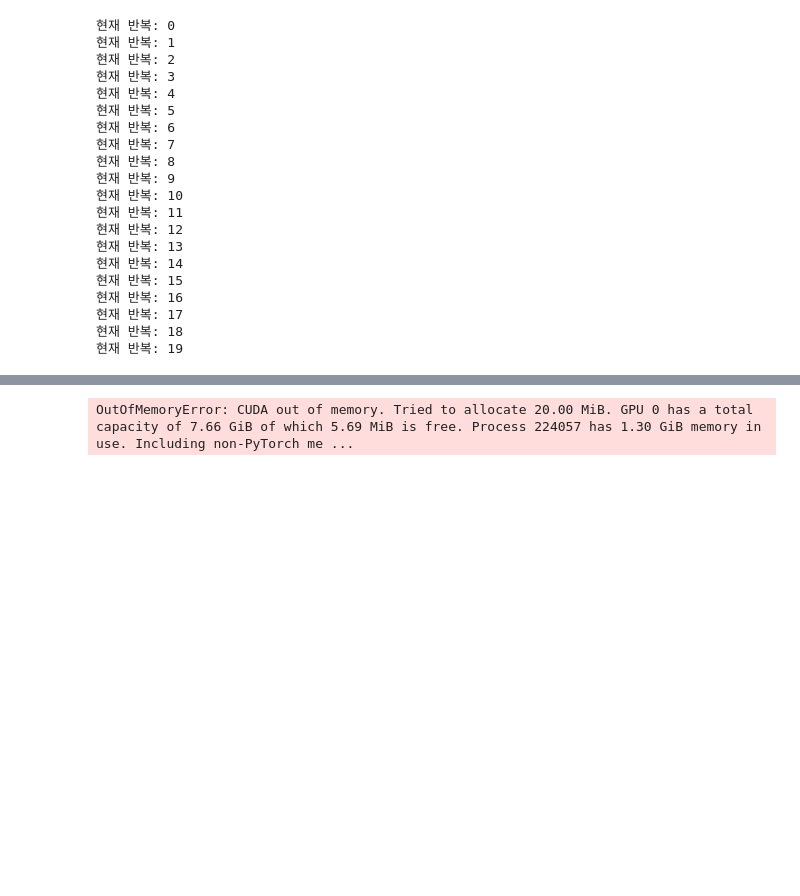
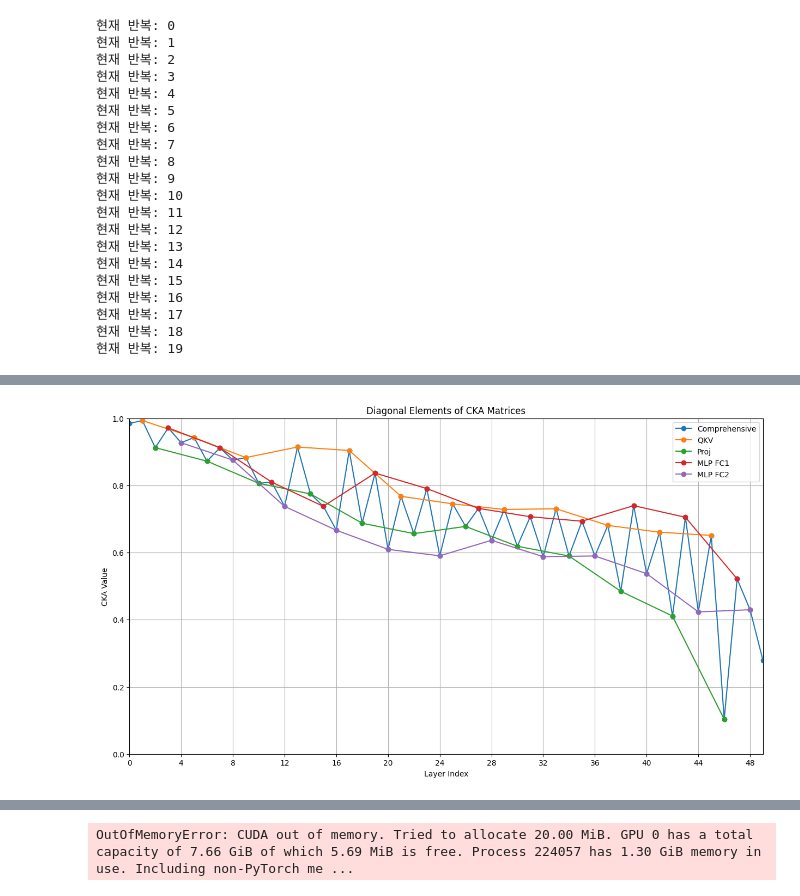
Before and after one commit to LeSN-Lab/diff-ViT, a Jupyter notebook: modeldiff_test.ipynb, the cells around one changed output, grey strips where cells are left out. Cells and saved outputs as stored; diff of their text form; code cells hidden in the pictures; blank space fills up the shorter version.

Commit message:
layer type wise map printing

```diff
--- a/modeldiff_test.ipynb
+++ b/modeldiff_test.ipynb
@@ -1154,0 +1255,72 @@ Diagonal values: [1.         1.0000002  0.99999994 1.0000001  1.0000001  0.99999
+# %%
+import pickle
+import matplotlib.pyplot as plt
+import numpy as np
+
+def load_diagonal(pickle_file):
+    with open(f'{pickle_file}.pkl', 'rb') as f:
+        heatmap = pickle.load(f)
+    return np.diag(heatmap)
+
+def plot_all_diagonals(pickle_files, labels):
+    plt.figure(figsize=(15, 8))
+
+    qkv_activations = [i * 4 + 1 for i in range(12)]
+    proj_activations = [i * 4 + 2 for i in range(12)]
+    mlp_fc1_activations = [i * 4 + 3 for i in range(12)]
+    mlp_fc2_activations = [i * 4 + 4 for i in range(12)]
+
+    all_activations = qkv_activations + proj_activations + mlp_fc1_activations + mlp_fc2_activations
+    max_activation = max(all_activations)
+
+    for pickle_file, label in zip(pickle_files, labels):
+        diagonal = load_diagonal(pickle_file)
+
+        if label == 'Comprehensive':
+            plt.plot(range(len(diagonal)), diagonal, marker='o', label=label)
+        elif label == 'QKV':
+            values = [diagonal[i] if i < len(diagonal) else None for i in range(12)]
+            plt.plot(qkv_activations, values, marker='o', label=label)
+        elif label == 'Proj':
+            values = [diagonal[i] if i < len(diagonal) else None for i in range(12)]
+            plt.plot(proj_activations, values, marker='o', label=label)
+        elif label == 'MLP FC1':
+            values = [diagonal[i] if i < len(diagonal) else None for i in range(12)]
+            plt.plot(mlp_fc1_activations, values, marker='o', label=label)
+        elif label == 'MLP FC2':
+            values = [diagonal[i] if i < len(diagonal) else None for i in range(12)]
+            plt.plot(mlp_fc2_activations, values, marker='o', label=label)
+
+    plt.title('Diagonal Elements of CKA Matrices')
+    plt.xlabel('Layer Index')
+    plt.ylabel('CKA Value')
+    plt.ylim(0, 1)
+    plt.xlim(0, max_activation + 1)
+    plt.xticks(range(0, max_activation + 1, 4))
+    plt.grid(True)
+    plt.legend()
+
+    plt.savefig('all_diagonals_matched.png', dpi=300, bbox_inches='tight')
+    plt.show()
+
+# 사용 예시
+pickle_folder = 'cka_with_adversarial_int4_not_quantized'
+
+pickle_files = [
+    f'{pickle_folder}/cka_with_adversarial_int4_not_quantized_heatmap',
+    f'{pickle_folder}/cka_qkv',
+    f'{pickle_folder}/cka_proj',
+    f'{pickle_folder}/cka_mlp_fc1',
+    f'{pickle_folder}/cka_mlp_fc2'
+]
+
+labels = ['Comprehensive', 'QKV', 'Proj', 'MLP FC1', 'MLP FC2']
+
+plot_all_diagonals(pickle_files, labels)
+
+# 대각 값들 출력
+for pickle_file, label in zip(pickle_files, labels):
+    diagonal = load_diagonal(pickle_file)
+    print(f"{label} Diagonal values:", diagonal)
+# %% [output]
+[figure, added]
```
Also changed, not shown: parts of 8 cells of this notebook, 32 other files.
